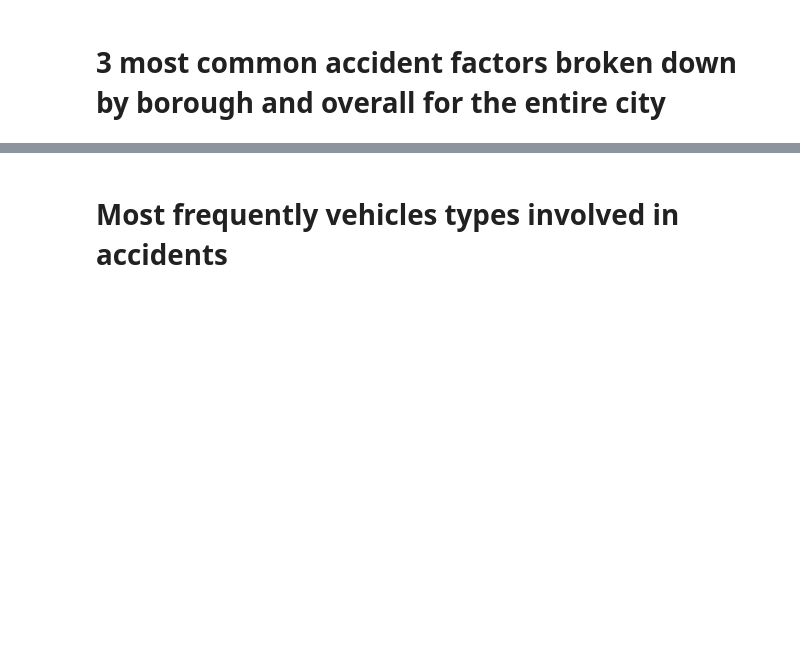
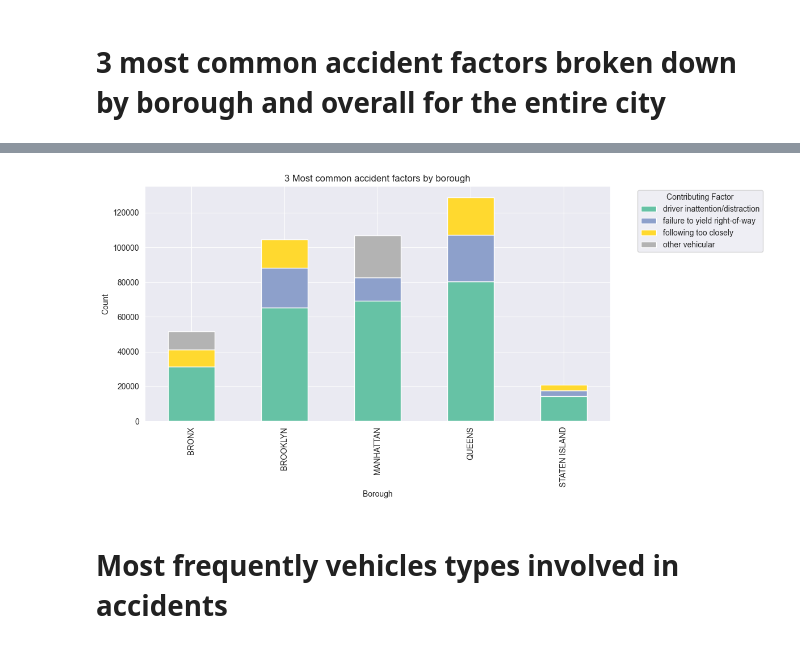
Before and after one commit to IgorGarlej/nyc-traffic-accident-analysis, a Jupyter notebook: notebooks/02.Analysis.ipynb, the cells around one changed output, grey strips where cells are left out. Drawn from its saved outputs; the diff is of its cells as text; code cells hidden in the pictures; blank space fills up the shorter version.

```diff
--- a/notebooks/02.Analysis.ipynb
+++ b/notebooks/02.Analysis.ipynb
@@ -189,3 +233,14 @@ plt.show()
+# %%
+pivot_borough.plot(kind='bar', stacked=True, figsize=(12, 6), colormap='Set2')
+
+plt.title("3 Most common accident factors by borough")
+plt.xlabel("Borough")
+plt.ylabel("Count")
+plt.legend(title="Contributing Factor", bbox_to_anchor=(1.05, 1), loc='upper left')
+plt.tight_layout()
+plt.show()
+# %% [output]
+[figure, added]
 # %% [markdown]
 # Most frequently vehicles types involved in accidents
 # %% [markdown]
```
Also changed, not shown: parts of 14 cells of this notebook.
